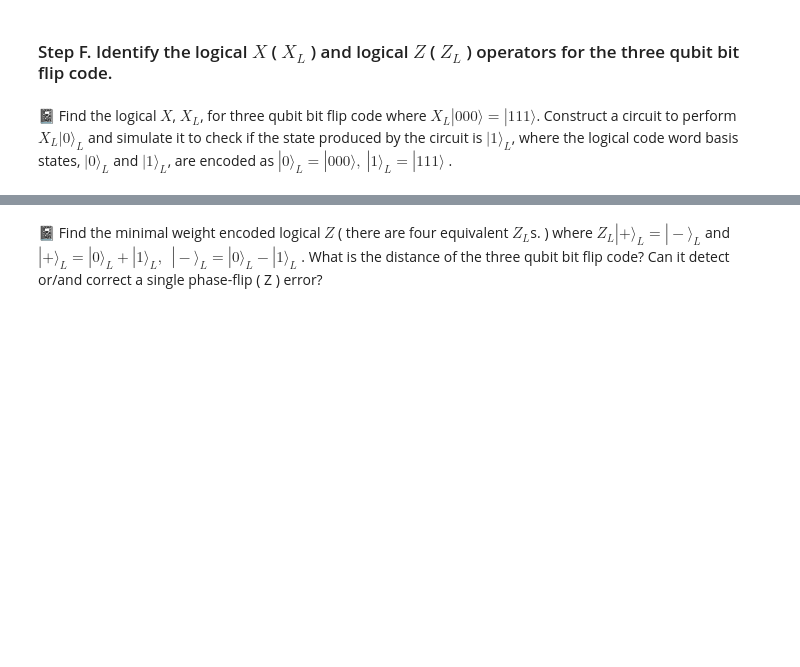
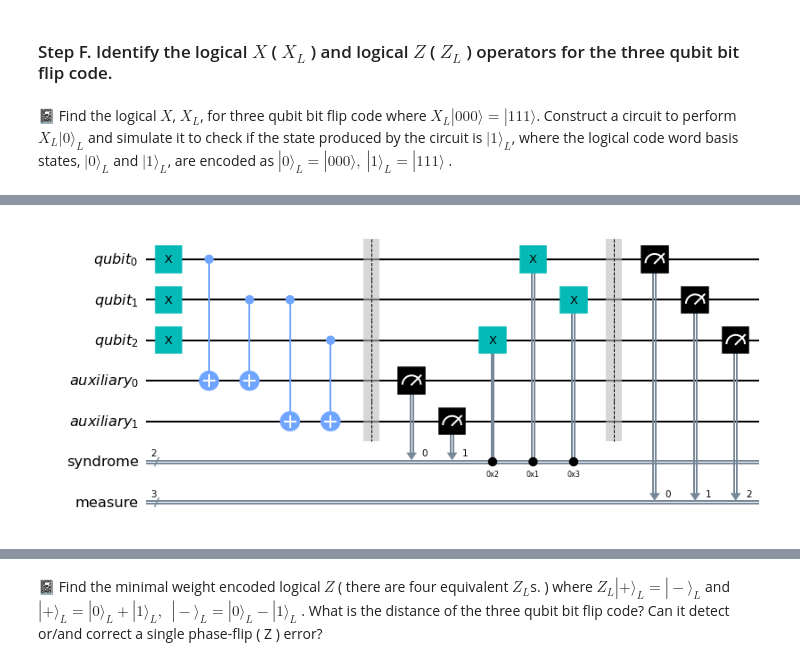
Before and after one commit to jmamczynska/QiskitLabs, a Jupyter notebook: Lab08_QEC.ipynb, the cells around one changed output, grey strips where cells are left out. Drawn from its saved outputs; the diff is of its cells as text; code cells hidden in the pictures; blank space fills up the shorter version.

```diff
--- a/Lab08_QEC.ipynb
+++ b/Lab08_QEC.ipynb
@@ -185,0 +209,30 @@ print(bits_out)
+# %%
+from qiskit.providers.aer.noise import NoiseModel
+from qiskit.providers.aer.noise.errors import pauli_error, depolarizing_error
+from qiskit import QuantumCircuit, Aer, transpile, assemble
+from qiskit.visualization import plot_histogram
+
+aer_sim = Aer.get_backend('aer_simulator')
+
+def get_noise(p_gate):
+    error_gate1 = depolarizing_error(p_gate, 1)
+
+    noise_model = NoiseModel()
+    noise_model.add_all_qubit_quantum_error(error_gate1, ["x"]) # single qubit gate error is applied to x gates
+
+    return noise_model
+
+noise_model = get_noise(0.01)
+
+qr = QuantumRegister(3, 'qubit')
+ar = QuantumRegister(2, 'auxiliary')
+sr = ClassicalRegister(2, 'syndrome')
+cr = ClassicalRegister(3, 'measure')
+qc_000 = QuantumCircuit(qr, ar, sr, cr)
+qc_000 = qc_000.compose(logical_x)
+qc_000.barrier()
+qc_000.measure(qr, cr)
+
+qc_000.draw('mpl')
+# %% [output]
+[figure, added]
```
Also changed, not shown: parts of 8 cells of this notebook, 1 other file.
